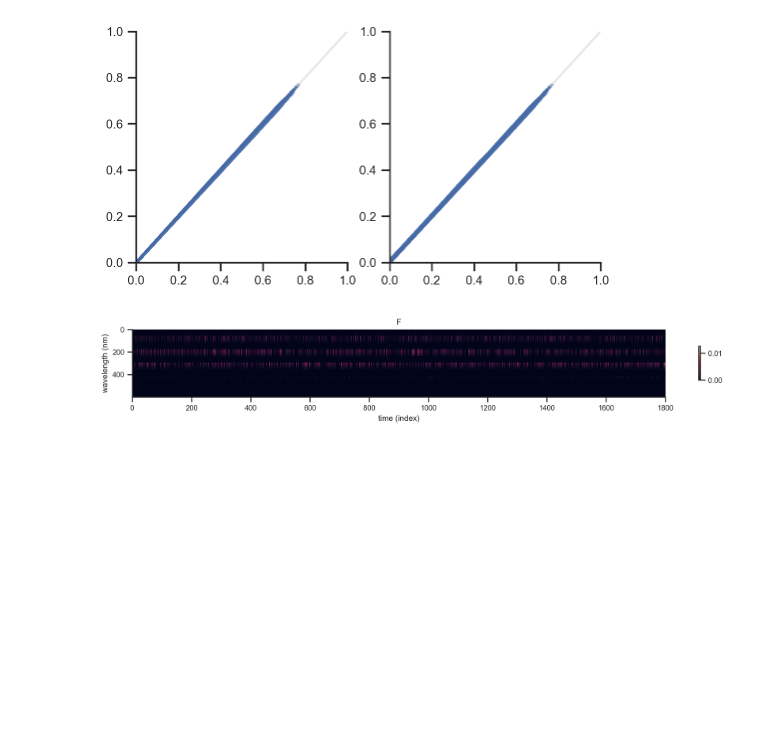
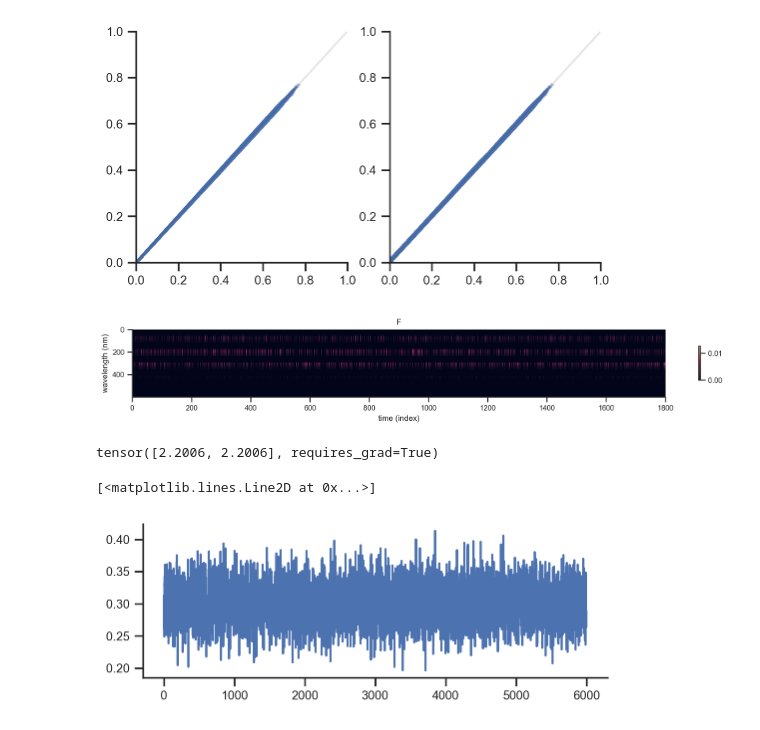
Before and after one commit to AllenInstitute/sourcesep, a Jupyter notebook: notebooks/32_nmf_tests.ipynb, the cells around one changed output. Drawn from its saved outputs; the diff is of its cells as text; code cells hidden in the pictures; blank space fills up the shorter version.

Commit message:
updated initialization of H

```diff
--- a/notebooks/32_nmf_tests.ipynb
+++ b/notebooks/32_nmf_tests.ipynb
@@ -263,18 +269,22 @@ A = A[:, [0, 1, 2]]
 H = H[[0, 1, 2], :]
 n_sources = 3
 # %%
+# Now we fix initialization + normalization of H
+
 import torch
 
 device = "cpu"
+
 
 def parameter(x):
     return torch.tensor(x, requires_grad=True, dtype=torch.float32)
 
 
 a_coef = {}
-a_coef[0] = parameter([0.17, 0.39, 0.80, 0.14, 0.10])
-a_coef[1] = parameter([0.29, 0.20, 0.20, 0.10, 0.10])
-a_coef[2] = parameter([0.62, 0.86, 0.37, 0.10, 0.10])
+a_coef[0] = parameter([0.173241, 0.397530, 0.805277, 0.140076, 0.004060])
+a_coef[1] = parameter([0.297626, 0.157636, 0.058654, 0.005064, 0.000088])
+a_coef[2] = parameter([0.624710, 0.867660, 0.373060, 0.000000, 0.000000])
+
 
 # fmt: off
 a = {}
@@ -283,21 +293,45 @@ a[1] = parameter(1.0 * s[1].reshape(n_wavelengths, 1) + 0.0 * np.random.rand(n_w
 a[2] = parameter(1.0 * s[2].reshape(n_wavelengths, 1) + 0.0 * np.random.rand(n_wavelengths, 1))
 # fmt: on
 
-h_coef = parameter([0.1, 0.1])
+with torch.no_grad():
+    a_ = {}
+    for src in range(n_sources):
+        a_[src] = torch.cat(
+            list(a_coef[src][ch] * a[src] for ch in range(n_channels)), dim=0
+        )
+    A_ = torch.cat((a_[0], a_[1], a_[2]), dim=1)
 
-h01 = parameter(np.random.rand(1, n_timepoints))  # req. positive entries
-h2 = parameter(np.random.rand(1, n_timepoints))   # req. positive entries
+AA = A_.detach().numpy().copy()
+Y_init = AA @ np.ones((AA.shape[1], Y.shape[1]))
+fac = np.median(Y_init[Y>0] / Y[Y>0])
 
-with torch.no_grad():
+
+sigma_h = 0.03
+mu_h = 0.3
+h_coef = parameter([1/(fac*mu_h), 1/(fac*mu_h)])
+h01 = parameter(sigma_h * np.random.randn(1, n_timepoints) + mu_h)  # req. positive entries
+h2 = parameter(sigma_h * np.random.randn(1, n_timepoints) + mu_h)  # req. positive entries
+
+#with torch.no_grad():
     # we want entries of h01 to be small compared to 1.
     # (since we rely on 1-h01 to calculate h1)
-    c = 0.5
-    h01_norm = c * (h01.shape[1]) ** 0.5 / torch.norm(h01, p=2)
-    h01.data = h01 * h01_norm
-    h_coef.data = h_coef / h01_norm
+    #c = 0.5
+    #h01_norm = c * (h01.shape[1]) ** 0.5 / torch.norm(h01, p=2)
+    #h01.data = h01 * h01_norm
+    #h_coef.data = h_coef / h01_norm
 
 for p in [a_coef[0], a_coef[1], a_coef[2], a[0], a[1], a[2]] + [h_coef, h01, h2]:
     p.to(device)
 
 # observation
 X = torch.as_tensor(Y.copy(), dtype=torch.float32, device=device)
+# %%
+h_coef
+# %% [output]
+tensor([2.2006, 2.2006], requires_grad=True)
+# %%
+f, ax = plt.subplots(1, 1, figsize=(6, 2))
+ax.plot(h01.detach().numpy().T[:,0])
+# %% [output]
+[<matplotlib.lines.Line2D at 0x...>]
+[figure, added]
```
Also changed, not shown: parts of 6 cells of this notebook.
